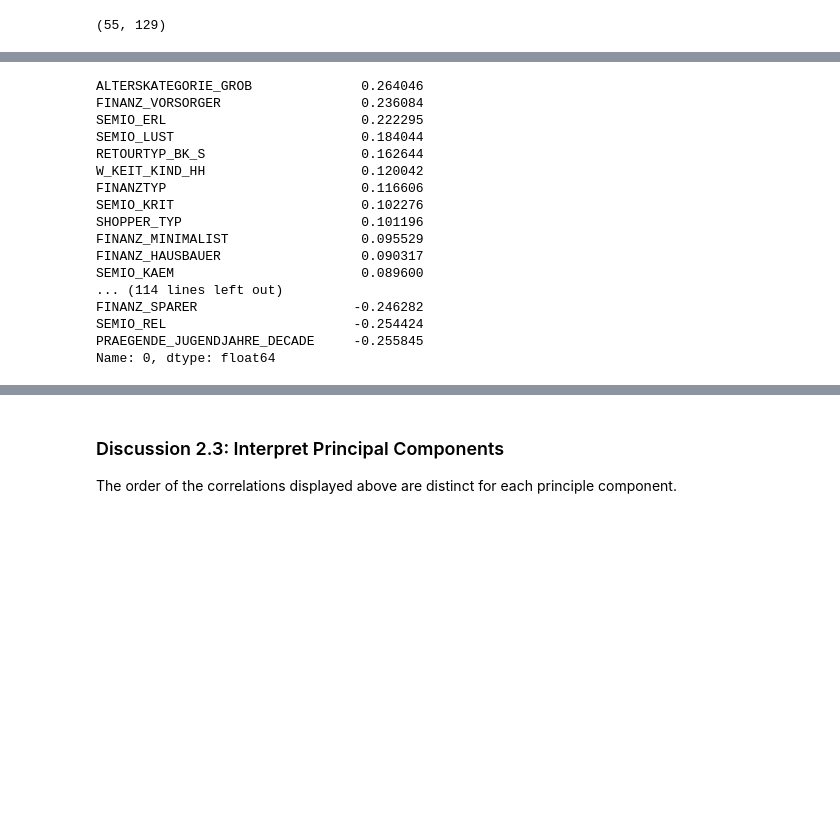
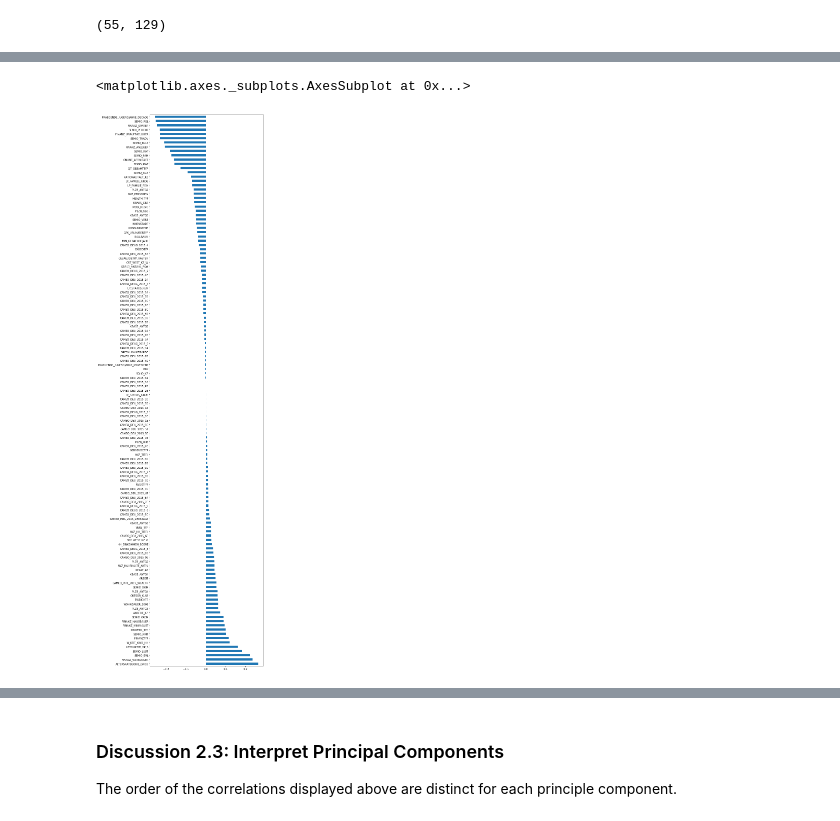
Before and after one commit to ahmedag91/Customer-Segmentation-Using-ML, a Jupyter notebook: Identify_Customer_Segments.ipynb, the cells around one changed output, grey strips where cells are left out. Cells and saved outputs as stored; diff of their text form; code cells hidden in the pictures; blank space fills up the shorter version.

```diff
--- a/Identify_Customer_Segments.ipynb
+++ b/Identify_Customer_Segments.ipynb
@@ -1002,26 +989,12 @@ Name: 0, dtype: float64
 # %%
 # Map weights for the second principal component to corresponding feature names
 # and then print the linked values, sorted by weight.
 corr = map_weights(pca_components=pca.components_, pca_comp=1)
-display(corr)
+fig = plt.figure(2, figsize=(8, 40))
+corr.plot.barh()
 # %% [output]
-ALTERSKATEGORIE_GROB              0.264046
-FINANZ_VORSORGER                  0.236084
-SEMIO_ERL                         0.222295
-SEMIO_LUST                        0.184044
-RETOURTYP_BK_S                    0.162644
-W_KEIT_KIND_HH                    0.120042
-FINANZTYP                         0.116606
-SEMIO_KRIT                        0.102276
-SHOPPER_TYP                       0.101196
-FINANZ_MINIMALIST                 0.095529
-FINANZ_HAUSBAUER                  0.090317
-SEMIO_KAEM                        0.089600
-... (114 lines left out)
-FINANZ_SPARER                    -0.246282
-SEMIO_REL                        -0.254424
-PRAEGENDE_JUGENDJAHRE_DECADE     -0.255845
-Name: 0, dtype: float64
+<matplotlib.axes._subplots.AxesSubplot at 0x...>
+[figure, added]
 # %%
 # Map weights for the third principal component to corresponding feature names
 # and then print the linked values, sorted by weight.
```
Also changed, not shown: parts of 14 cells of this notebook, 1 other file.
